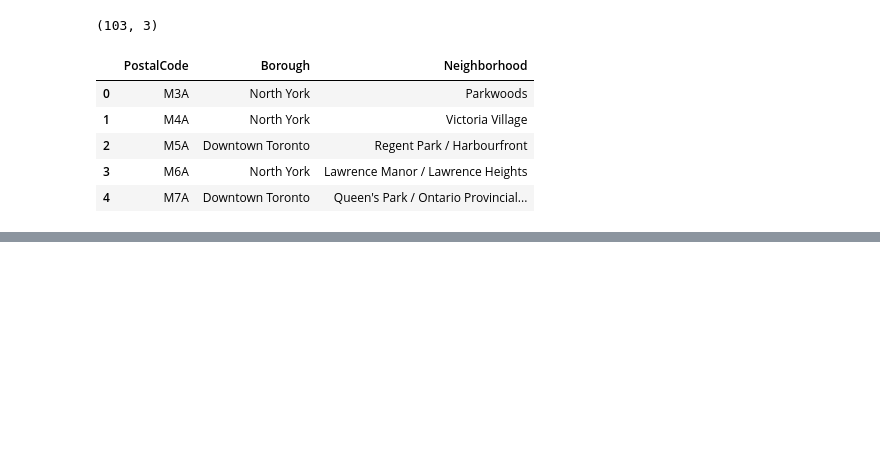
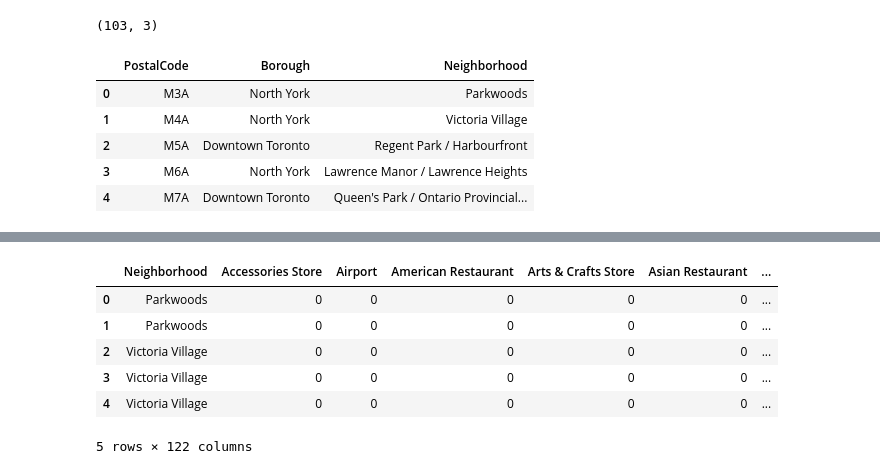
Before and after one commit to semanurkps/IBM_capstone, a Jupyter notebook: Capstone Project .ipynb, the cells around one changed output, grey strips where cells are left out. Cells and saved outputs as stored; diff of their text form; code cells hidden in the pictures; blank space fills up the shorter version.

```diff
--- a/Capstone Project .ipynb
+++ b/Capstone Project .ipynb
@@ -180,0 +316,17 @@ df2.head()
+# %%
+# add neighborhood column back to dataframe
+york_exp['Neighborhood'] = york_venues['Neighborhood']
+
+# move neighborhood column to the first column
+fixed_columns = [york_exp.columns[-1]] + list(york_exp.columns[:-1])
+york_exp = york_exp[fixed_columns]
+
+york_exp.head()
+# %% [output]
+|  | Neighborhood | Accessories Store | Airport | American Restaurant | Arts & Crafts Store | Asian Restaurant | ... |
+| 0 | Parkwoods | 0 | 0 | 0 | 0 | 0 | ... |
+| 1 | Parkwoods | 0 | 0 | 0 | 0 | 0 | ... |
+| 2 | Victoria Village | 0 | 0 | 0 | 0 | 0 | ... |
+| 3 | Victoria Village | 0 | 0 | 0 | 0 | 0 | ... |
+| 4 | Victoria Village | 0 | 0 | 0 | 0 | 0 | ... |
+5 rows × 122 columns
```
Also changed, not shown: parts of 24 cells of this notebook.
